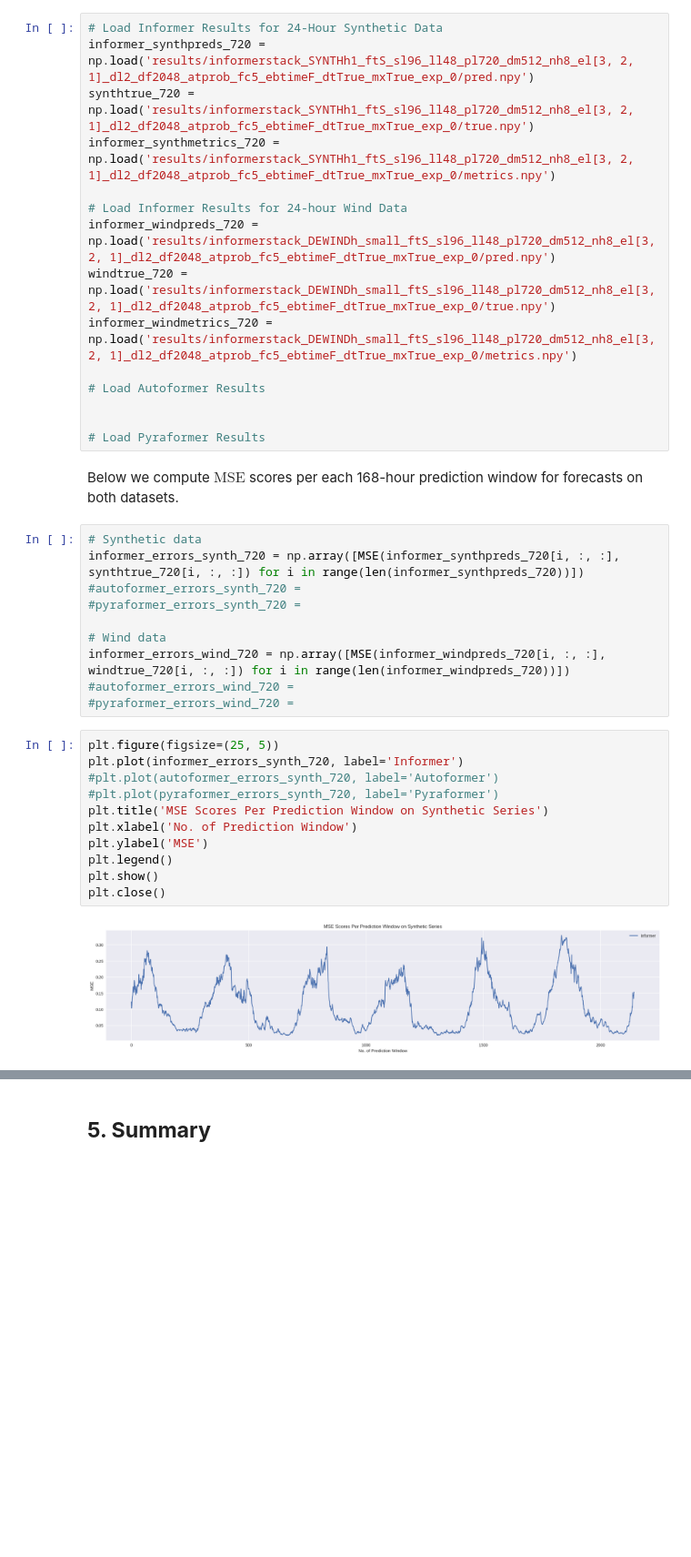
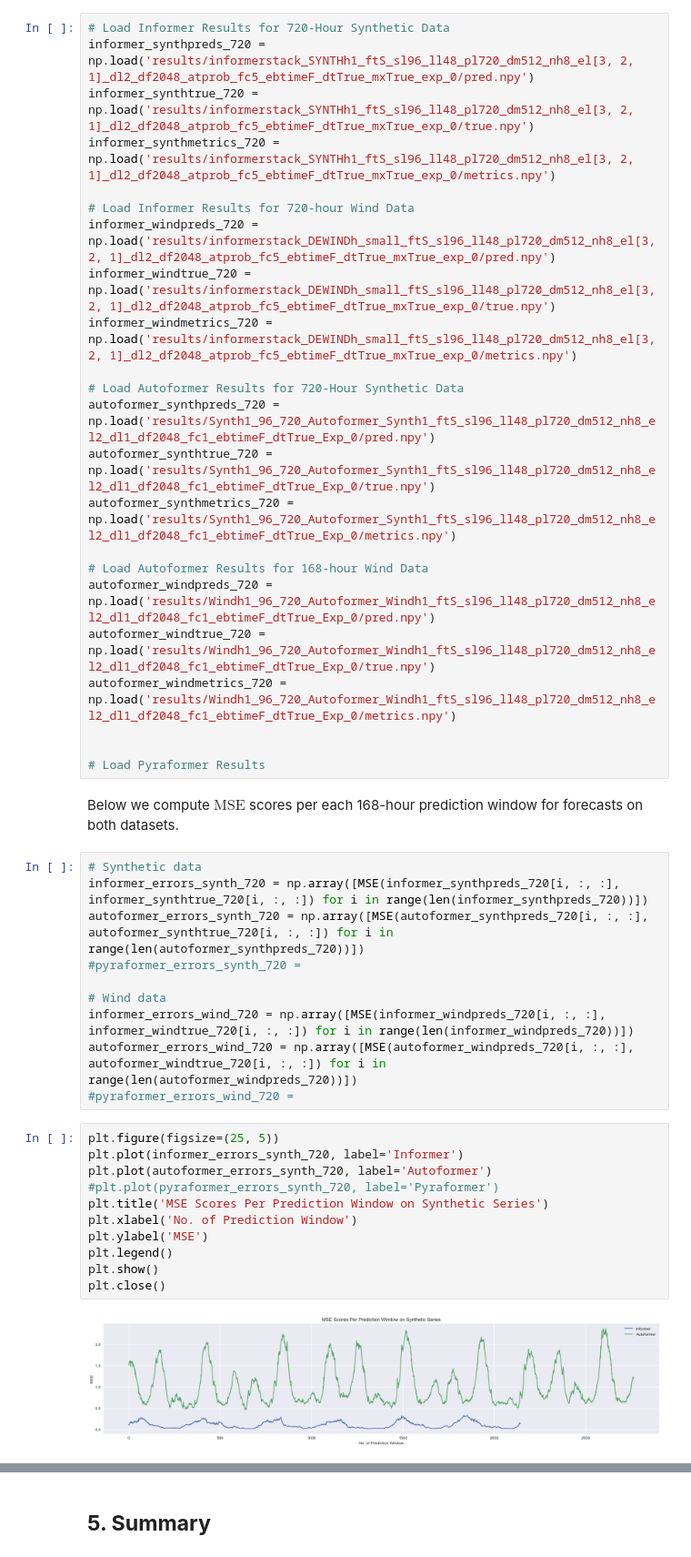
Before and after one commit to anasashb/TransformersEnergyTS, a Jupyter notebook: prototype.ipynb, the cells around one changed output, grey strips where cells are left out. Shown at 91% size. Cells and saved outputs as stored; diff of their text form; blank space fills up the shorter version.

```diff
--- a/prototype.ipynb
+++ b/prototype.ipynb
@@ -358,17 +375,25 @@ plt.close()
 # %% [markdown]
 ### **4.3) 720-Hour Windows (Month)**
 # %%
-# Load Informer Results for 24-Hour Synthetic Data
+# Load Informer Results for 720-Hour Synthetic Data
 informer_synthpreds_720 = np.load('results/informerstack_SYNTHh1_ftS_sl96_ll48_pl720_dm512_nh8_el[3, 2, 1]_dl2_df2048_atprob_fc5_ebtimeF_dtTrue_mxTrue_exp_0/pred.npy')
-synthtrue_720 = np.load('results/informerstack_SYNTHh1_ftS_sl96_ll48_pl720_dm512_nh8_el[3, 2, 1]_dl2_df2048_atprob_fc5_ebtimeF_dtTrue_mxTrue_exp_0/true.npy')
+informer_synthtrue_720 = np.load('results/informerstack_SYNTHh1_ftS_sl96_ll48_pl720_dm512_nh8_el[3, 2, 1]_dl2_df2048_atprob_fc5_ebtimeF_dtTrue_mxTrue_exp_0/true.npy')
 informer_synthmetrics_720 = np.load('results/informerstack_SYNTHh1_ftS_sl96_ll48_pl720_dm512_nh8_el[3, 2, 1]_dl2_df2048_atprob_fc5_ebtimeF_dtTrue_mxTrue_exp_0/metrics.npy')
 
-# Load Informer Results for 24-hour Wind Data
+# Load Informer Results for 720-hour Wind Data
 informer_windpreds_720 = np.load('results/informerstack_DEWINDh_small_ftS_sl96_ll48_pl720_dm512_nh8_el[3, 2, 1]_dl2_df2048_atprob_fc5_ebtimeF_dtTrue_mxTrue_exp_0/pred.npy')
-windtrue_720 = np.load('results/informerstack_DEWINDh_small_ftS_sl96_ll48_pl720_dm512_nh8_el[3, 2, 1]_dl2_df2048_atprob_fc5_ebtimeF_dtTrue_mxTrue_exp_0/true.npy')
+informer_windtrue_720 = np.load('results/informerstack_DEWINDh_small_ftS_sl96_ll48_pl720_dm512_nh8_el[3, 2, 1]_dl2_df2048_atprob_fc5_ebtimeF_dtTrue_mxTrue_exp_0/true.npy')
 informer_windmetrics_720 = np.load('results/informerstack_DEWINDh_small_ftS_sl96_ll48_pl720_dm512_nh8_el[3, 2, 1]_dl2_df2048_atprob_fc5_ebtimeF_dtTrue_mxTrue_exp_0/metrics.npy')
 
-# Load Autoformer Results
+# Load Autoformer Results for 720-Hour Synthetic Data
+autoformer_synthpreds_720 = np.load('results/Synth1_96_720_Autoformer_Synth1_ftS_sl96_ll48_pl720_dm512_nh8_el2_dl1_df2048_fc1_ebtimeF_dtTrue_Exp_0/pred.npy')
+autoformer_synthtrue_720 = np.load('results/Synth1_96_720_Autoformer_Synth1_ftS_sl96_ll48_pl720_dm512_nh8_el2_dl1_df2048_fc1_ebtimeF_dtTrue_Exp_0/true.npy')
+autoformer_synthmetrics_720 = np.load('results/Synth1_96_720_Autoformer_Synth1_ftS_sl96_ll48_pl720_dm512_nh8_el2_dl1_df2048_fc1_ebtimeF_dtTrue_Exp_0/metrics.npy')
+
+# Load Autoformer Results for 168-hour Wind Data
+autoformer_windpreds_720 = np.load('results/Windh1_96_720_Autoformer_Windh1_ftS_sl96_ll48_pl720_dm512_nh8_el2_dl1_df2048_fc1_ebtimeF_dtTrue_Exp_0/pred.npy')
+autoformer_windtrue_720 = np.load('results/Windh1_96_720_Autoformer_Windh1_ftS_sl96_ll48_pl720_dm512_nh8_el2_dl1_df2048_fc1_ebtimeF_dtTrue_Exp_0/true.npy')
+autoformer_windmetrics_720 = np.load('results/Windh1_96_720_Autoformer_Windh1_ftS_sl96_ll48_pl720_dm512_nh8_el2_dl1_df2048_fc1_ebtimeF_dtTrue_Exp_0/metrics.npy')
 
 
 # Load Pyraformer Results
@@ -376,27 +401,27 @@ informer_windmetrics_720 = np.load('results/informerstack_DEWINDh_small_ftS_sl96
 Below we compute $\text{MSE}$ scores per each 168-hour prediction window for forecasts on both datasets.
 # %%
 # Synthetic data
-informer_errors_synth_720 = np.array([MSE(informer_synthpreds_720[i, :, :], synthtrue_720[i, :, :]) for i in range(len(informer_synthpreds_720))])
-#autoformer_errors_synth_720 =
+informer_errors_synth_720 = np.array([MSE(informer_synthpreds_720[i, :, :], informer_synthtrue_720[i, :, :]) for i in range(len(informer_synthpreds_720))])
+autoformer_errors_synth_720 = np.array([MSE(autoformer_synthpreds_720[i, :, :], autoformer_synthtrue_720[i, :, :]) for i in range(len(autoformer_synthpreds_720))])
 #pyraformer_errors_synth_720 =
 
 # Wind data
-informer_errors_wind_720 = np.array([MSE(informer_windpreds_720[i, :, :], windtrue_720[i, :, :]) for i in range(len(informer_windpreds_720))])
-#autoformer_errors_wind_720 =
+informer_errors_wind_720 = np.array([MSE(informer_windpreds_720[i, :, :], informer_windtrue_720[i, :, :]) for i in range(len(informer_windpreds_720))])
+autoformer_errors_wind_720 = np.array([MSE(autoformer_windpreds_720[i, :, :], autoformer_windtrue_720[i, :, :]) for i in range(len(autoformer_windpreds_720))])
 #pyraformer_errors_wind_720 =
 # %%
 plt.figure(figsize=(25, 5))
 plt.plot(informer_errors_synth_720, label='Informer')
-#plt.plot(autoformer_errors_synth_720, label='Autoformer')
+plt.plot(autoformer_errors_synth_720, label='Autoformer')
 #plt.plot(pyraformer_errors_synth_720, label='Pyraformer')
 plt.title('MSE Scores Per Prediction Window on Synthetic Series')
 plt.xlabel('No. of Prediction Window')
 plt.ylabel('MSE')
 plt.legend()
 plt.show()
 plt.close()
 # %% [output]
-[figure, old version]
+[figure, new version]
 # %%
 plt.figure(figsize=(25, 5))
 plt.plot(informer_errors_wind_720, label='Informer')
```
Also changed, not shown: parts of 16 cells of this notebook.
